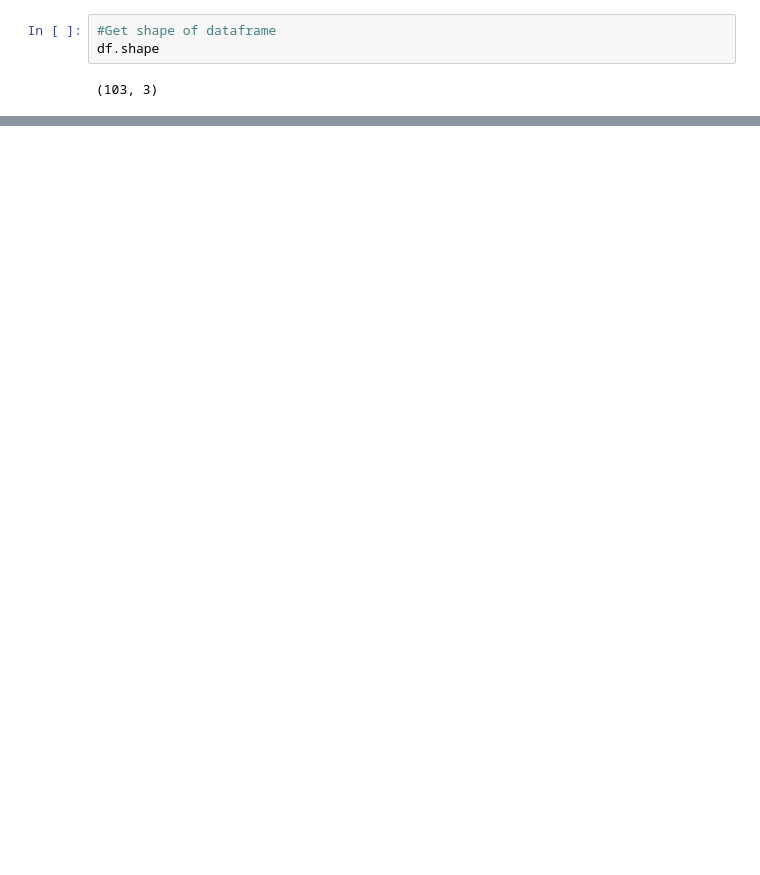
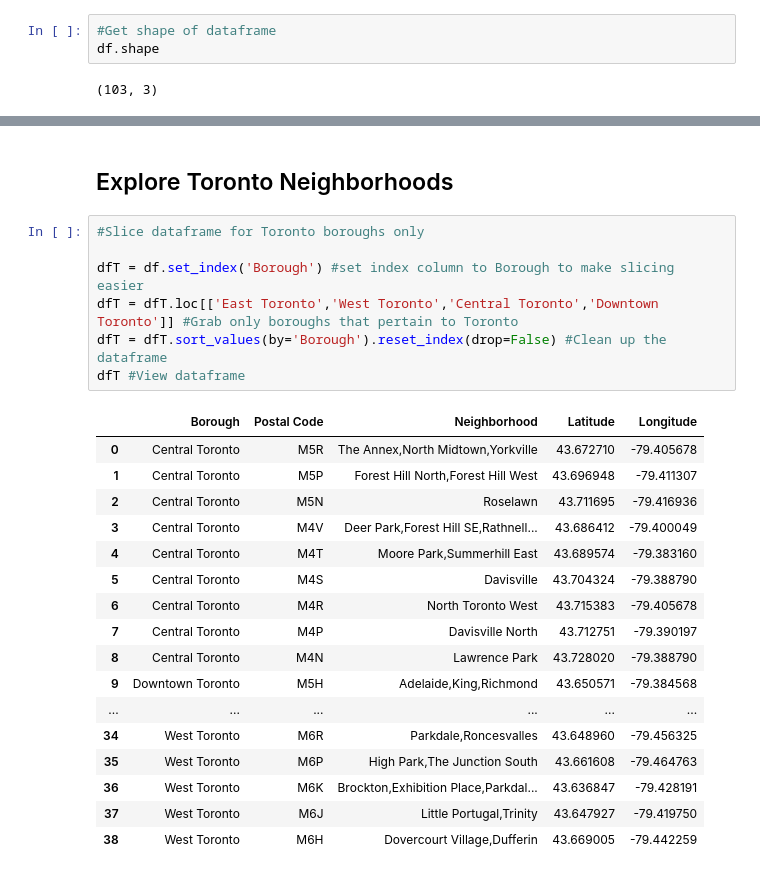
Before and after one commit to KSHHutch/Coursera_Capstone, a Jupyter notebook: Toronto-Segment-Cluster.ipynb, the cells around one changed output, grey strips where cells are left out. Drawn from its saved outputs; the diff is of its cells as text; blank space fills up the shorter version.

```diff
--- a/Toronto-Segment-Cluster.ipynb
+++ b/Toronto-Segment-Cluster.ipynb
@@ -151,0 +156,27 @@ df #view dataframe
+# %% [markdown]
+## Explore Toronto Neighborhoods
+# %%
+#Slice dataframe for Toronto boroughs only
+
+dfT = df.set_index('Borough') #set index column to Borough to make slicing easier
+dfT = dfT.loc[['East Toronto','West Toronto','Central Toronto','Downtown Toronto']] #Grab only boroughs that pertain to Toronto
+dfT = dfT.sort_values(by='Borough').reset_index(drop=False) #Clean up the dataframe
+dfT #View dataframe
+# %% [output]
+|  | Borough | Postal Code | Neighborhood | Latitude | Longitude |
+| 0 | Central Toronto | M5R | The Annex,North Midtown,Yorkville | 43.672710 | -79.405678 |
+| 1 | Central Toronto | M5P | Forest Hill North,Forest Hill West | 43.696948 | -79.411307 |
+| 2 | Central Toronto | M5N | Roselawn | 43.711695 | -79.416936 |
+| 3 | Central Toronto | M4V | Deer Park,Forest Hill SE,Rathnell... | 43.686412 | -79.400049 |
+| 4 | Central Toronto | M4T | Moore Park,Summerhill East | 43.689574 | -79.383160 |
+| 5 | Central Toronto | M4S | Davisville | 43.704324 | -79.388790 |
+| 6 | Central Toronto | M4R | North Toronto West | 43.715383 | -79.405678 |
+| 7 | Central Toronto | M4P | Davisville North | 43.712751 | -79.390197 |
+| 8 | Central Toronto | M4N | Lawrence Park | 43.728020 | -79.388790 |
+| 9 | Downtown Toronto | M5H | Adelaide,King,Richmond | 43.650571 | -79.384568 |
+| ... | ... | ... | ... | ... | ... |
+| 34 | West Toronto | M6R | Parkdale,Roncesvalles | 43.648960 | -79.456325 |
+| 35 | West Toronto | M6P | High Park,The Junction South | 43.661608 | -79.464763 |
+| 36 | West Toronto | M6K | Brockton,Exhibition Place,Parkdal... | 43.636847 | -79.428191 |
+| 37 | West Toronto | M6J | Little Portugal,Trinity | 43.647927 | -79.419750 |
+| 38 | West Toronto | M6H | Dovercourt Village,Dufferin | 43.669005 | -79.442259 |
```
Also changed, not shown: parts of 34 cells of this notebook.
